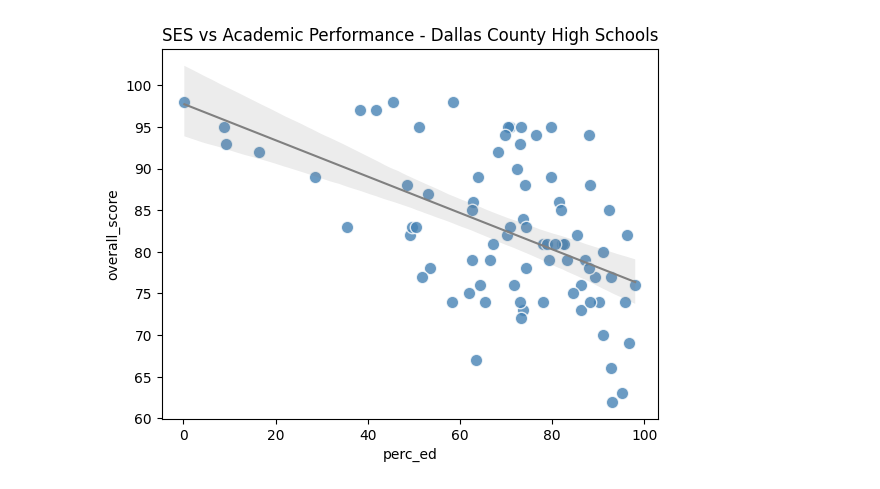
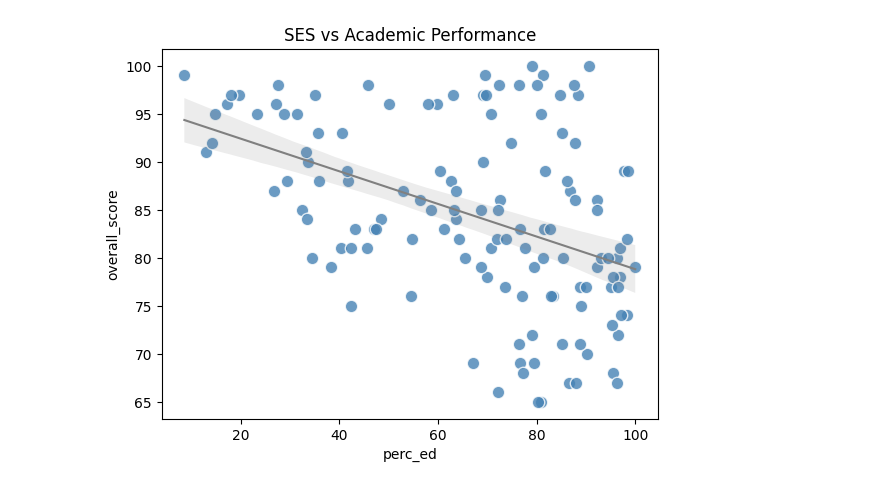
Before and after one commit to slsumabon/hackathon_summer2026, a Jupyter notebook: first_graph.ipynb, the cells around one changed output. Drawn from its saved outputs; the diff is of its cells as text; code cells hidden in the pictures.

```diff
--- a/first_graph.ipynb
+++ b/first_graph.ipynb
@@ -3,33 +3,38 @@ import pandas as pd
 import matplotlib.pyplot as plt
 import seaborn as sns
 # %%
-df = pd.read_csv("cleaned_dallas_data.csv")
+def graph_stuff(df):
+    df["overall_score"] = pd.to_numeric(df["overall_score"], errors="coerce")
 
-df["overall_score"] = pd.to_numeric(df["overall_score"], errors="coerce")
+    df["perc_ed"] = (
+        df["perc_ed"]
+        .str.replace("%", "", regex=False)
+        .astype(float)
+    )
 
-df["perc_ed"] = (
-    df["perc_ed"]
-    .str.replace("%", "", regex=False)
-    .astype(float)
-)
+    df["overall_score"] = df["overall_score"].replace({" ": None, ".": None})
+    df["overall_score"] = pd.to_numeric(df["overall_score"], errors="coerce")
 
-df["overall_score"] = df["overall_score"].replace({" ": None, ".": None})
-df["overall_score"] = pd.to_numeric(df["overall_score"], errors="coerce")
+    df = df.dropna(subset=["perc_ed", "overall_score"])
+    fig, ax = plt.subplots()
 
-df = df.dropna(subset=["perc_ed", "overall_score"])
-fig, ax = plt.subplots()
+    sns.regplot(
+        data=df,
+        x="perc_ed",
+        y="overall_score",
+        ci=95,
+        scatter_kws={"s": 80, "color": "steelblue", "edgecolors": "white"},
+        line_kws={"color": "gray", "linewidth": 1.5},
+        ax=ax
+    )
 
-sns.regplot(
-    data=df,
-    x="perc_ed",
-    y="overall_score",
-    ci=95,
-    scatter_kws={"s": 80, "color": "steelblue", "edgecolors": "white"},
-    line_kws={"color": "gray", "linewidth": 1.5},
-    ax=ax
-)
-
-plt.title("SES vs Academic Performance - Dallas County High Schools")
-plt.show()
+    plt.title("SES vs Academic Performance")
+    plt.show()
-# %% [output]
-[figure, removed]
+# %%
+dallas = pd.read_csv("cleaned_dallas_data.csv")
+harris = pd.read_csv("cleaned_harris_data.csv")
+texas = pd.read_csv("cleaned_texas_data.csv")
+# %%
+graph_stuff(harris)
+# %% [output]
+[figure, added]
```
Also changed, not shown: parts of 2 cells of this notebook, 1 other file.
